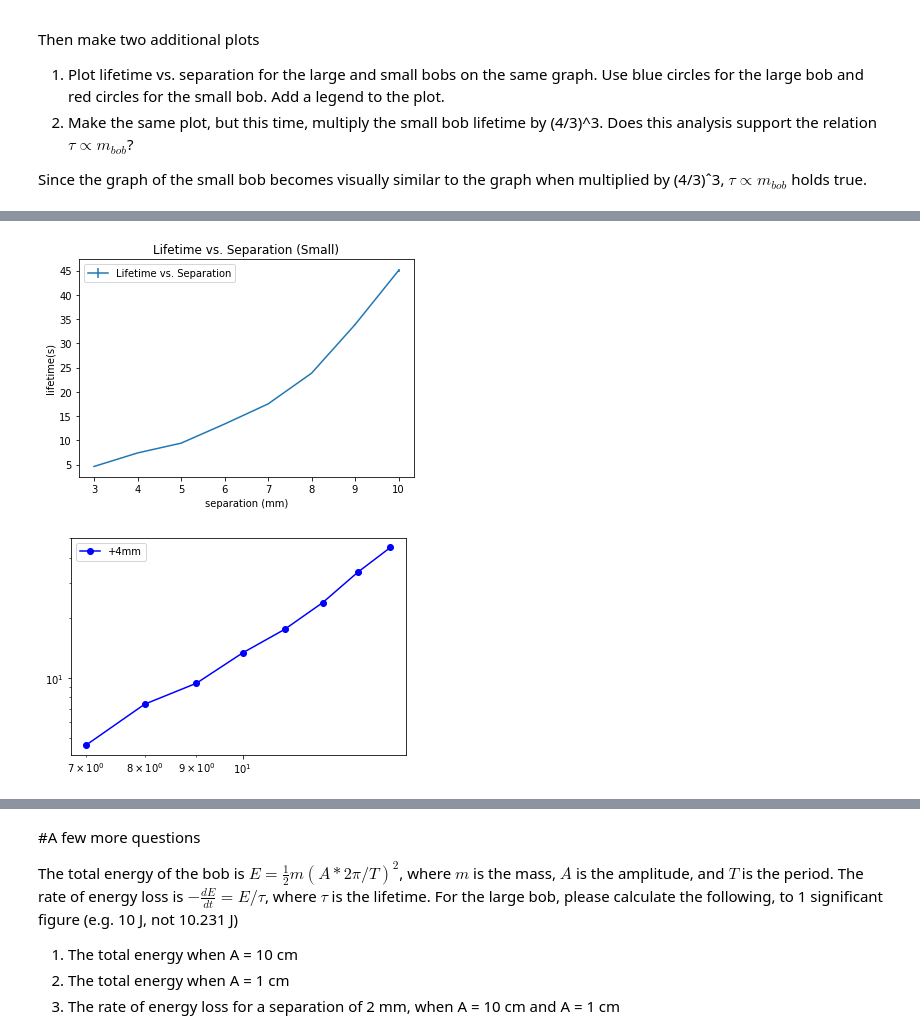
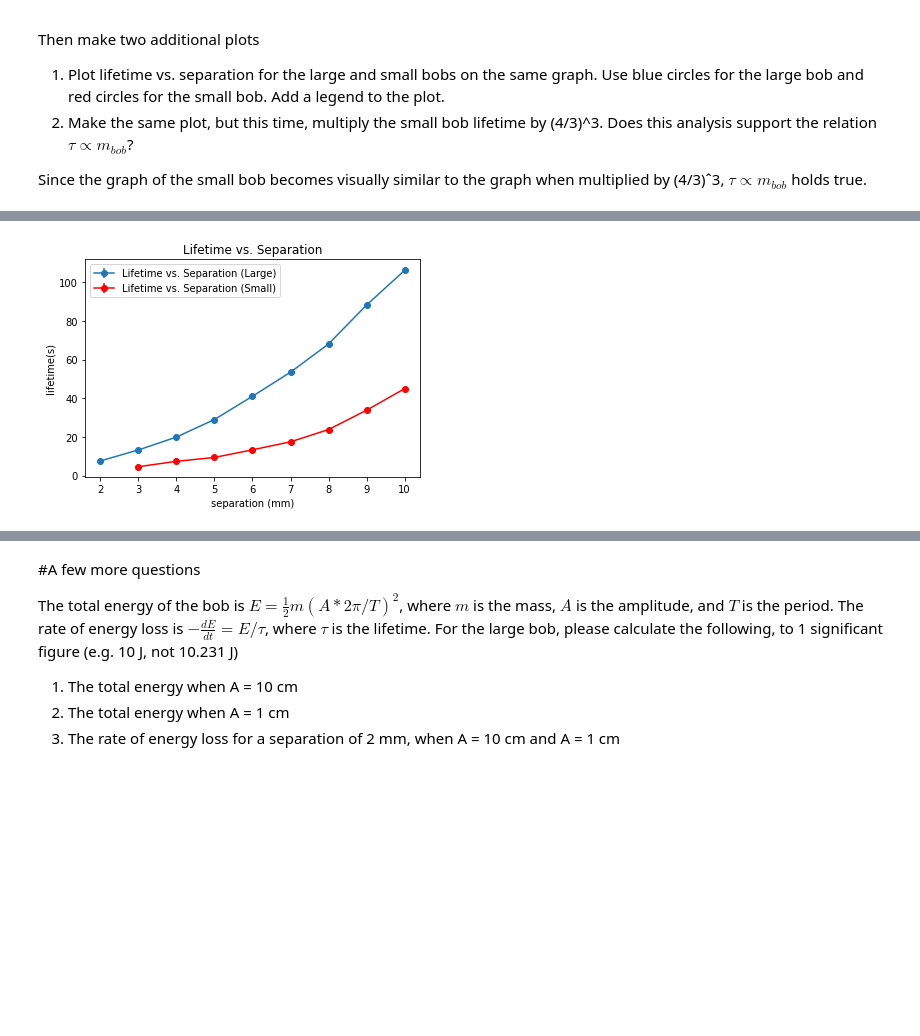
Before and after one commit to NYUExperimentalPhysics1-2021/labanalysis2-DT-FromNYU, a Jupyter notebook: Copy_of_LabAnalysis2.ipynb, the cells around one changed output, grey strips where cells are left out. Drawn from its saved outputs; the diff is of its cells as text; code cells hidden in the pictures; blank space fills up the shorter version.

```diff
--- a/Copy_of_LabAnalysis2.ipynb
+++ b/Copy_of_LabAnalysis2.ipynb
@@ -344,20 +350,20 @@ for i in range(len(lg_dir)):
     lifetime = []
     #if maxtime isn't defined, then calculate lifetime and use 1.5 lifetimes as the max time
     if (maxtime[i] <= 0):
-      for file in largeSlope[key]:
-        time, slope, number = loadSlopeFile(file)
+      for file in largeAmplitude[key]:
+        time, amp, number = loadAmpltidueFile(file)
         if (len(time) > 4):
           #CODE 14: two lines, calculate exponential fit of slope to time - time[0] and append -1/b to lifetime list
-           a,b,*_ = fitExponential(time-time[0], slope)  #use *_ to discard unwanted return values (in this case the fit y-data)
+           a,b,*_ = fitExponential(time-time[0], amp**2)  #use *_ to discard unwanted return values (in this case the fit y-data)
            lifetime.append(-1/b)
       initial_lifetime = np.median(lifetime)
       maxtime[i] = initial_lifetime*1.5
       lifetime = []
 
-    for file in largeSlope[key]:
-      time, slope, number = loadSlopeFile(file, maxTime = maxtime[i])
+    for file in largeAmplitude[key]:
+      time, amp, number = loadAmpltidueFile(file, maxTime = maxtime[i])
       if (len(time) > 4):
-        a,b,*_ = fitExponential(time-time[0], slope)
+        a,b,*_ = fitExponential(time-time[0], amp**2)
         lifetime.append(-1/b)
     lg_tau[i] = np.average(lifetime) #CODE 15: calculate mean of lifetime list
     lg_tau_sigma[i] = np.std(lifetime,ddof=1)
@@ -498,4 +523,46 @@ Since the graph of the small bob becomes visually similar to the graph when mult
 # %%
+lg_dir = ("2mm", "3mm", "4mm", "5mm", "6mm", "7mm", "8mm", "9mm", "10mm") #replace with your directory names
+lg_h = np.array((2,3,4,5,6,7,8,9,10),'float') #replace with your distances
+maxtime = [-1] * len(lg_dir) #[-1, -1, -1, -1, -1, -1, -1, -1, -1] - you can explicitly define times for some or all directories if the default of 1.5 lifetimes isn't good for you
+
+#initialize numpy arrays
+lg_tau = lg_h*0.;
+lg_tau_sigma = lg_h*0.;
+lg_tau_sem = lg_h*0.;
+
+for i in range(len(lg_dir)):
+    key = lg_dir[i]
+    lifetime = []
+    #if maxtime isn't defined, then calculate lifetime and use 1.5 lifetimes as the max time
+    if (maxtime[i] <= 0):
+      for file in largeAmplitude[key]:
+        time, amp, number = loadAmpltidueFile(file)
+        if (len(time) > 4):
+          #CODE 14: two lines, calculate exponential fit of slope to time - time[0] and append -1/b to lifetime list
+           a,b,*_ = fitExponential(time-time[0], amp**2)  #use *_ to discard unwanted return values (in this case the fit y-data)
+           lifetime.append(-1/b)
+      initial_lifetime = np.median(lifetime)
+      maxtime[i] = initial_lifetime*1.5
+      lifetime = []
+
+    for file in largeAmplitude[key]:
+      time, amp, number = loadAmpltidueFile(file, maxTime = maxtime[i])
+      if (len(time) > 4):
+        a,b,*_ = fitExponential(time-time[0], amp**2)
+        lifetime.append(-1/b)
+    lg_tau[i] = np.average(lifetime) #CODE 15: calculate mean of lifetime list
+    lg_tau_sigma[i] = np.std(lifetime,ddof=1)
+    lg_tau_sem[i] = lg_tau_sigma[i] / (len(lifetime))**1/2 #CODE 16: lg_tau_sigma[i] / square root of the number of elements in the lifetime list
+
+#CODE17: use plt.errorbar to makea plot of lg_tau vs. tg_h with yerr of lg_tau_sem
+plt.errorbar(lg_h, lg_tau, yerr= lg_tau_sem, marker = 'o', label='Lifetime vs. Separation (Large)')
+#CODE18: add title (lifetime vs. separation) xlabel (separation(mm)) and ylabel (lifetime(s)). hint add a ; to the end of the last line to eliminate the annoying text message in the output
+plt.title("Lifetime vs. Separation")
+plt.xlabel("separation (mm)")
+plt.ylabel("lifetime(s)")
+plt.legend()
+a;
+
 lg_dir = ("2mm", "3mm", "4mm", "5mm", "6mm", "7mm", "8mm", "9mm", "10mm") #replace with your directory names
 lg_h = np.array((2,3,4,5,6,7,8,9,10),'float') #replace with your distances
 maxtime = [-1] * len(lg_dir) #[-1, -1, -1, -1, -1, -1, -1, -1, -1] - you can explicitly define times for some or all directories if the default of 1.5 lifetimes isn't good for you
@@ -509,43 +576,36 @@ for i in range(len(lg_dir)):
     key = lg_dir[i]
     lifetime = []
     #if maxtime isn't defined, then calculate lifetime and use 1.5 lifetimes as the max time
     if (maxtime[i] <= 0):
       for file in smallSlope[key]:
         time, slope, number = loadSlopeFile(file)
         if (len(time) > 4):
           #CODE 14: two lines, calculate exponential fit of slope to time - time[0] and append -1/b to lifetime list
            a,b,*_ = fitExponential(time-time[0], slope)  #use *_ to discard unwanted return values (in this case the fit y-data)
            lifetime.append(-1/b)
       initial_lifetime = np.median(lifetime)
       maxtime[i] = initial_lifetime*1.5
       lifetime = []
 
     for file in smallSlope[key]:
       time, slope, number = loadSlopeFile(file, maxTime = maxtime[i])
       if (len(time) > 4):
         a,b,*_ = fitExponential(time-time[0], slope)
         lifetime.append(-1/b)
     lg_tau[i] = np.average(lifetime) #CODE 15: calculate mean of lifetime list
     lg_tau_sigma[i] = np.std(lifetime,ddof=1)
     lg_tau_sem[i] = lg_tau_sigma[i] / (len(lifetime))**1/2 #CODE 16: lg_tau_sigma[i] / square root of the number of elements in the lifetime list
 
 #CODE17: use plt.errorbar to makea plot of lg_tau vs. tg_h with yerr of lg_tau_sem
-plt.errorbar(lg_h, lg_tau, yerr= lg_tau_sem,label='Lifetime vs. Separation')
+plt.errorbar(lg_h, lg_tau, yerr= lg_tau_sem, fmt = 'r', marker = 'o', label='Lifetime vs. Separation (Small)')
 #CODE18: add title (lifetime vs. separation) xlabel (separation(mm)) and ylabel (lifetime(s)). hint add a ; to the end of the last line to eliminate the annoying text message in the output
-plt.title("Lifetime vs. Separation (Small)")
+plt.title("Lifetime vs. Separation")
 plt.xlabel("separation (mm)")
 plt.ylabel("lifetime(s)")
 plt.legend()
 a;
-
-plt.figure()
-lg_h = np.array(lg_h)
-plt.loglog(lg_h+4, lg_tau,"bo-" ,label='+4mm')
-plt.legend()
-a;
 # %% [output]
-[figure, old version]
+[figure, new version]
-[figure, removed]
 # %%
 lg_dir = ("2mm", "3mm", "4mm", "5mm", "6mm", "7mm", "8mm", "9mm", "10mm") #replace with your directory names
 lg_h = np.array((2,3,4,5,6,7,8,9,10),'float') #replace with your distances
```
Also changed, not shown: parts of 14 cells of this notebook.
